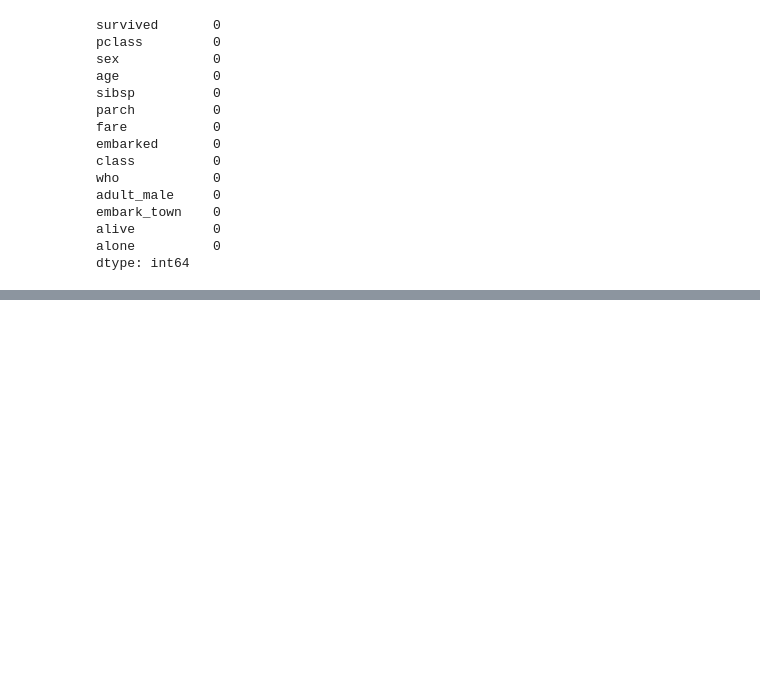
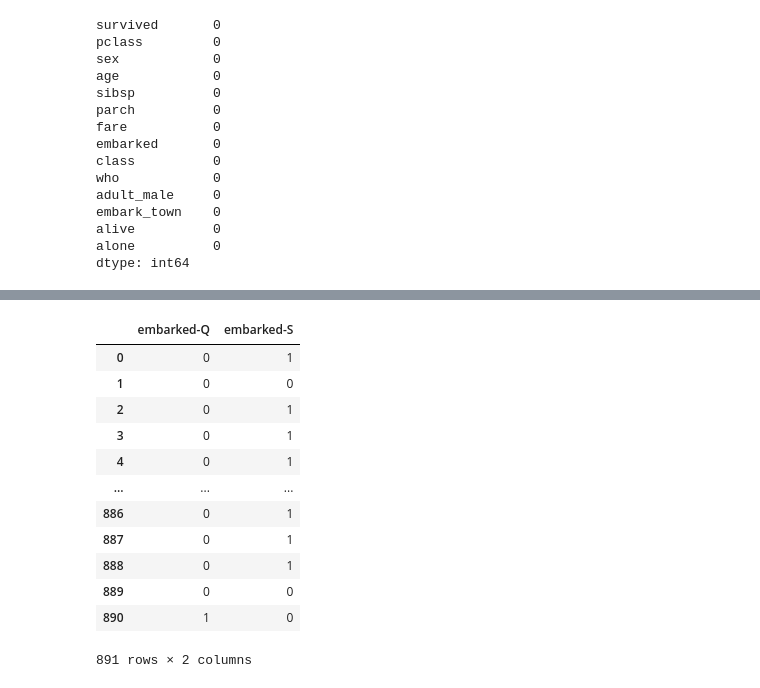
Before and after one commit to Md-Maruf-1727/Data-preprocessing-Practice, a Jupyter notebook: Data pre-processing part1/encoding2OneHot.ipynb, the cells around one changed output, grey strips where cells are left out. Cells and saved outputs as stored; diff of their text form; code cells hidden in the pictures; blank space fills up the shorter version.

```diff
--- a/Data pre-processing part1/encoding2OneHot.ipynb
+++ b/Data pre-processing part1/encoding2OneHot.ipynb
@@ -73,0 +116,17 @@ dtype: int64
+# %%
+dummy = pd.get_dummies(titan_dataset['embarked'], prefix='embarked', prefix_sep='-', drop_first=True).astype('int64')
+dummy
+# %% [output]
+|  | embarked-Q | embarked-S |
+| 0 | 0 | 1 |
+| 1 | 0 | 0 |
+| 2 | 0 | 1 |
+| 3 | 0 | 1 |
+| 4 | 0 | 1 |
+| ... | ... | ... |
+| 886 | 0 | 1 |
+| 887 | 0 | 1 |
+| 888 | 0 | 1 |
+| 889 | 0 | 0 |
+| 890 | 1 | 0 |
+891 rows × 2 columns
```
Also changed, not shown: parts of 13 cells of this notebook.
